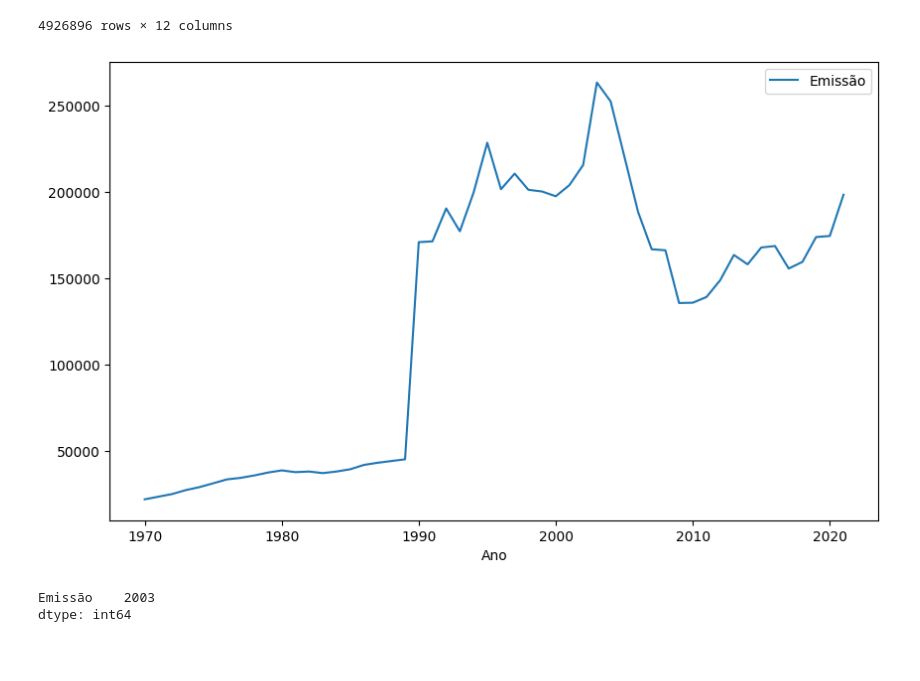
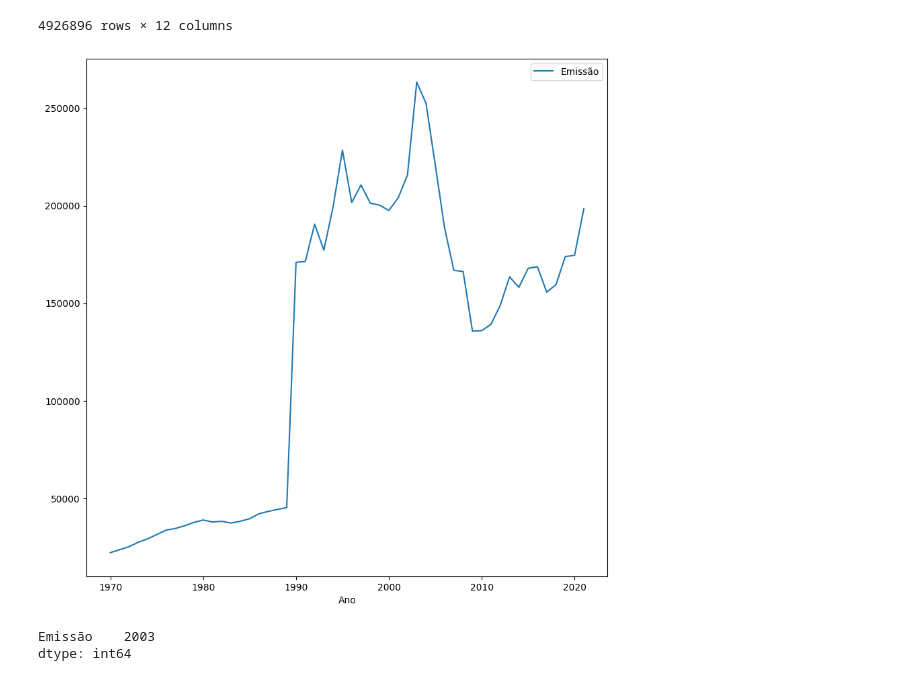
Before and after one commit to Martinsbrandao/Python_Data_science, a Jupyter notebook: Gases_estufa_PJ_selecao_agrupamento/Selecao_agrrupamento_pd_ipynb.ipynb, the cells around one changed output. Drawn from its saved outputs; the diff is of its cells as text; code cells hidden in the pictures; blank space fills up the shorter version.

```diff
--- a/Gases_estufa_PJ_selecao_agrupamento/Selecao_agrrupamento_pd_ipynb.ipynb
+++ b/Gases_estufa_PJ_selecao_agrupamento/Selecao_agrrupamento_pd_ipynb.ipynb
@@ -574,9 +574,9 @@ emissoes_por_ano
 | 4926895 | Mudança de Uso da Terra e Floresta | Resíduos Florestais | Pantanal | NaN | Desmatamento | NaN | N2O (t) | MS | AGROPEC | ... |
 4926896 rows × 12 columns
 # %%
-emissoes_por_ano.groupby('Ano')[["Emissão"]].mean().plot(figsize = (10,6));
+emissoes_por_ano.groupby('Ano')[["Emissão"]].mean().plot(figsize = (10,10));
 # %% [output]
-[figure, old version]
+[figure, new version]
 # %%
 emissoes_por_ano.groupby('Ano').mean().idxmax()
 # %% [output]
```
